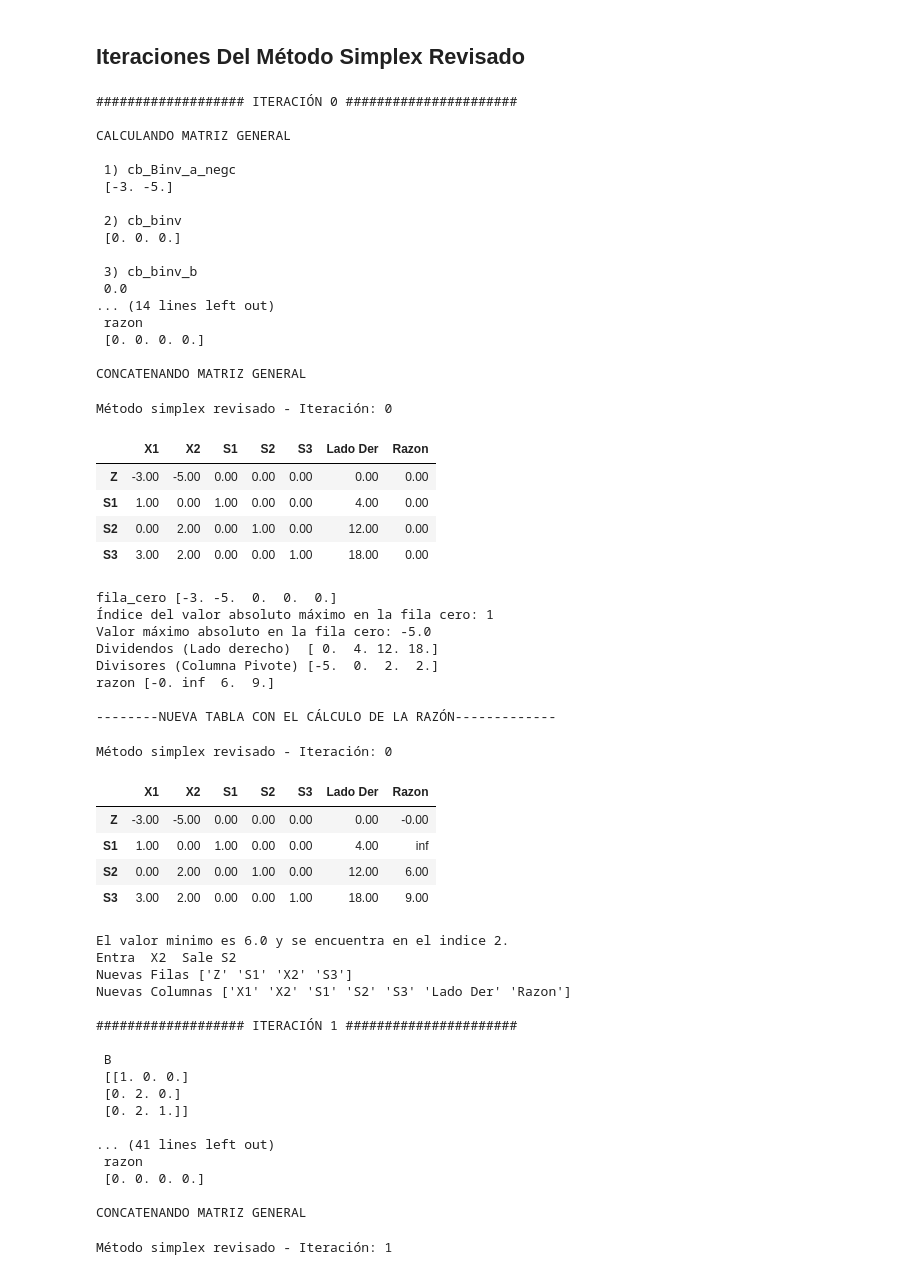
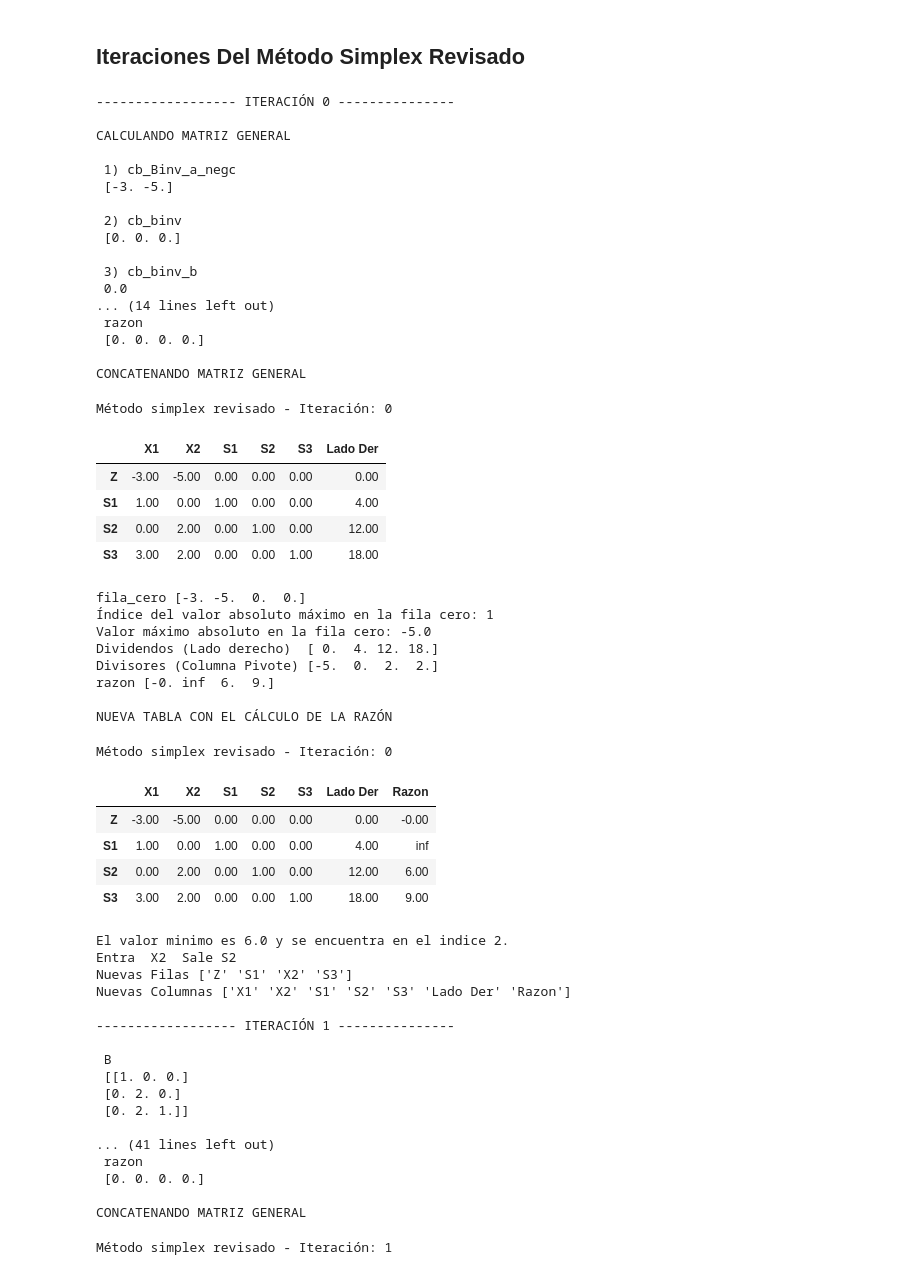
Before and after one commit to juangomez177/MetodoSimplexRevisado-ProgramacionLineal, a Jupyter notebook: Optimización_Programación_lineal.ipynb, the cells around one changed output. Saved outputs shown, nothing was run; the diff lists cells and outputs as text; code cells hidden in the pictures.

```diff
--- a/Optimización_Programación_lineal.ipynb
+++ b/Optimización_Programación_lineal.ipynb
@@ -132,7 +166,7 @@ num_variables_selector = widgets.Dropdown(
 )
 
 num_restrictions_selector = widgets.Dropdown(
-    options=[2, 3, 4, 5],
+    options=[1, 2, 3, 4, 5],
     value=2,
     description="Número de restricciones:"
 )
@@ -199,6 +244,10 @@ restriction_entries [[FloatText(value=1.0, description='X1'), FloatText(value=0.
 # Calculando matrices iniciales, Extraer los valores capturados
 values = [item.value for item in function_entries]
 c= np.array(values, dtype=np.float)
+
+#Min(Z)=-Max(Z)
+if(operation_selector.value=="Minimizar"):
+  c=c*-1
 print("\n c \n",c)
 
 values = [[element.value for element in row] for row in restriction_entries]
@@ -401,7 +384,7 @@ plt.show()
 i=0
 while i!=-1:
 
-  print(f"\n################### ITERACIÓN {i} ######################")
+  print(f"\n------------------ ITERACIÓN {i} ---------------")
 
   # Error en caso de divergencia
   if(i==100):
@@ -439,10 +422,10 @@ while i!=-1:
     concatenar_matriz_general();
 
   # Actualizando el Dataframe
+  print()
   df = pd.DataFrame(matriz, columns=columnas, index=filas)
-  print()
+  df= df.drop(['Razon'], axis=1)
   styled_df = df.style.format("{:.2f}")
-  styled_df = styled_df.applymap(lambda x: 'background-color: red', subset=pd.IndexSlice[filas[:], columnas[-1]])
   styled_df = styled_df.set_caption("Método simplex revisado - Iteración: {}".format(i))
   display(styled_df)
   print()
@@ -484,18 +467,19 @@ while i!=-1:
 
       # Actualizando la razón
       matriz[:, -1] = razon
+      df["Razon"]=razon
 
-      print("\n--------NUEVA TABLA CON EL CÁLCULO DE LA RAZÓN-------------")
+      print("\nNUEVA TABLA CON EL CÁLCULO DE LA RAZÓN")
       # Índices de las celdas a resaltar de la columna pivote y el valor mínimo
       pivote=df.columns[indice_maximo_absoluto]
       fila_resaltar = indice_minimo
       columna_resaltar = -1
+      print()
 
-      print()
       styled_df = df.style.format("{:.2f}")
+      styled_df = styled_df.set_caption("Método simplex revisado - Iteración: {}".format(i))
       styled_df = styled_df.applymap(lambda x: 'background-color: yellow', subset=pd.IndexSlice[filas[:], columnas[indice_maximo_absoluto]])
       styled_df = styled_df.applymap(lambda x: 'background-color: lightblue', subset=pd.IndexSlice[filas[fila_resaltar], columnas[columna_resaltar]])
-      styled_df = styled_df.set_caption("Método simplex revisado - Iteración: {}".format(i))
       display(styled_df)
       print()
 
@@ -510,48 +494,49 @@ while i!=-1:
       i=i+1
 
   # Se ha encontrado la solución general
   else:
     print("\nNo hay valores negativos en la fila cero.")
-    print("Se ha encontrado la socución factible.")
+    print("Se ha encontrado la solución factible.")
     print("\nLa solución óptima es:")
     lado_der=df['Lado Der']
 
     for label, valor in zip(filas, lado_der):
       print(f'{label}={valor}')
 
+    print("El resto de variables son iguales a cero")
     i=-1
 # %% [output]
-################### ITERACIÓN 0 ######################
+------------------ ITERACIÓN 0 ---------------
 
 CALCULANDO MATRIZ GENERAL
 
  1) cb_Binv_a_negc
  [-3. -5.]
 
  2) cb_binv
  [0. 0. 0.]
 
  3) cb_binv_b
  0.0
 ... (14 lines left out)
  razon
  [0. 0. 0. 0.]
 
 CONCATENANDO MATRIZ GENERAL
 Método simplex revisado - Iteración: 0
-|  | X1 | X2 | S1 | S2 | S3 | Lado Der | Razon |
-| Z | -3.00 | -5.00 | 0.00 | 0.00 | 0.00 | 0.00 | 0.00 |
-| S1 | 1.00 | 0.00 | 1.00 | 0.00 | 0.00 | 4.00 | 0.00 |
-| S2 | 0.00 | 2.00 | 0.00 | 1.00 | 0.00 | 12.00 | 0.00 |
-| S3 | 3.00 | 2.00 | 0.00 | 0.00 | 1.00 | 18.00 | 0.00 |
+|  | X1 | X2 | S1 | S2 | S3 | Lado Der |
+| Z | -3.00 | -5.00 | 0.00 | 0.00 | 0.00 | 0.00 |
+| S1 | 1.00 | 0.00 | 1.00 | 0.00 | 0.00 | 4.00 |
+| S2 | 0.00 | 2.00 | 0.00 | 1.00 | 0.00 | 12.00 |
+| S3 | 3.00 | 2.00 | 0.00 | 0.00 | 1.00 | 18.00 |
-fila_cero [-3. -5.  0.  0.  0.]
+fila_cero [-3. -5.  0.  0.]
 Índice del valor absoluto máximo en la fila cero: 1
 Valor máximo absoluto en la fila cero: -5.0
 Dividendos (Lado derecho)  [ 0.  4. 12. 18.]
 Divisores (Columna Pivote) [-5.  0.  2.  2.]
 razon [-0. inf  6.  9.]
 
---------NUEVA TABLA CON EL CÁLCULO DE LA RAZÓN-------------
+NUEVA TABLA CON EL CÁLCULO DE LA RAZÓN
 Método simplex revisado - Iteración: 0
 |  | X1 | X2 | S1 | S2 | S3 | Lado Der | Razon |
 | Z | -3.00 | -5.00 | 0.00 | 0.00 | 0.00 | 0.00 | -0.00 |
@@ -563,7 +548,7 @@ Entra  X2  Sale S2
 Nuevas Filas ['Z' 'S1' 'X2' 'S3']
 Nuevas Columnas ['X1' 'X2' 'S1' 'S2' 'S3' 'Lado Der' 'Razon']
 
-################### ITERACIÓN 1 ######################
+------------------ ITERACIÓN 1 ---------------
 
  B
  [[1. 0. 0.]
```
Also changed, not shown: parts of 7 cells of this notebook, 1 other file.
